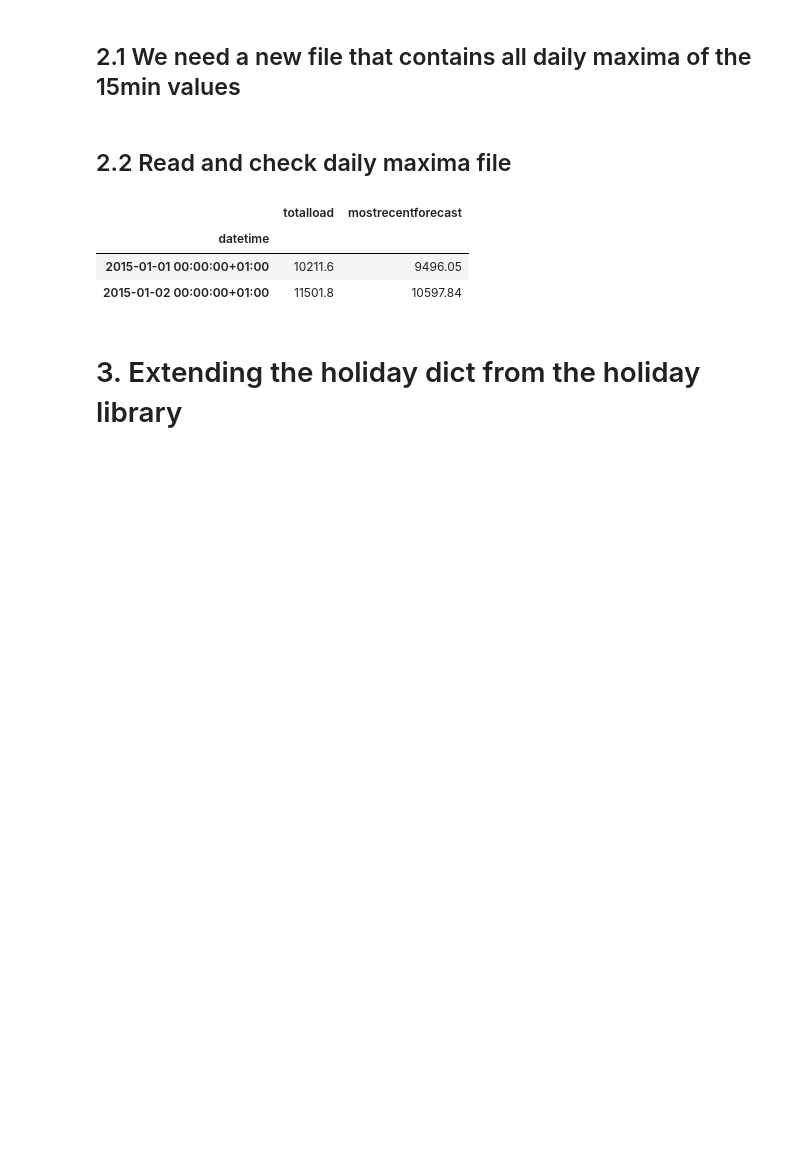
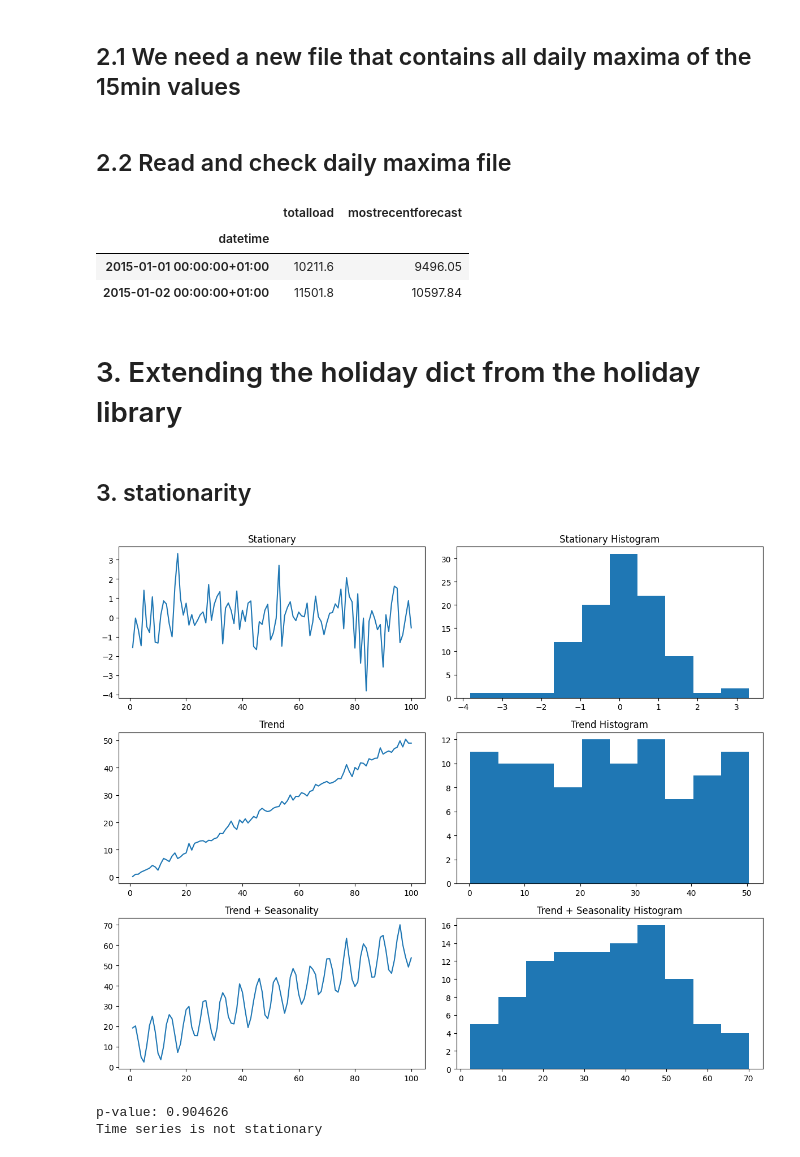
Before and after one commit to tribp/Forecasting, a Jupyter notebook: notebooks/helper_notebooks/dataset_and_parquet.ipynb, the cells around one changed output. Drawn from its saved outputs; the diff is of its cells as text; code cells hidden in the pictures; blank space fills up the shorter version.

```diff
--- a/notebooks/helper_notebooks/dataset_and_parquet.ipynb
+++ b/notebooks/helper_notebooks/dataset_and_parquet.ipynb
@@ -162,3 +163,49 @@ for year, holidays_dict in school_holidays.items():
     for date_str, holiday_name in holidays_dict.items():
         date_obj = datetime.strptime(date_str, '%Y-%m-%d').date()
         be_holidays[date_obj] = holiday_name
+# %% [markdown]
+## 3. stationarity
+# %%
+np.random.seed(50)
+time = np.arange(1,101)
+
+# stationary time series
+stationary = np.random.normal(0, 1, 100)
+
+# trend
+trend = 0.5 * time + np.random.normal(0, 1, 100)
+
+# seasonal
+seasonality = 10 + 10*np.sin(time) + np.random.normal(0, 1, 100)
+
+# trend_seasonal
+trend_seasonal = trend + seasonality
+# %%
+
+fig, ax = plt.subplots(3, 2, figsize=(12, 10))
+ax[0, 0].plot(time, stationary)
+ax[0, 0].set_title('Stationary')
+ax[0, 1].hist(pd.Series(stationary))
+ax[0, 1].set_title('Stationary Histogram')
+ax[1, 0].plot(time, trend)
+ax[1, 0].set_title('Trend')
+ax[1, 1].hist(pd.Series(trend))
+ax[1, 1].set_title('Trend Histogram')
+ax[2, 0].plot(time, trend_seasonal)
+ax[2, 0].set_title('Trend + Seasonality')
+ax[2, 1].hist(pd.Series(trend_seasonal))
+ax[2, 1].set_title('Trend + Seasonality Histogram')
+plt.tight_layout()
+plt.show()
+# %% [output]
+[figure, added]
+# %%
+from statsmodels.tsa.stattools import adfuller
+
+# Perform Augmented Dicky Fuller test: p-value must be < 0.05 to be stationary
+test_stationarity = adfuller(trend_seasonal)
+print('p-value: %f' % test_stationarity[1])
+print(f'Time series is {"not " if test_stationarity[1] > 0.05 else ""}stationary')
+# %% [output]
+p-value: 0.904626
+Time series is not stationary
```
Also changed, not shown: parts of 1 cell of this notebook, 2 other files.
